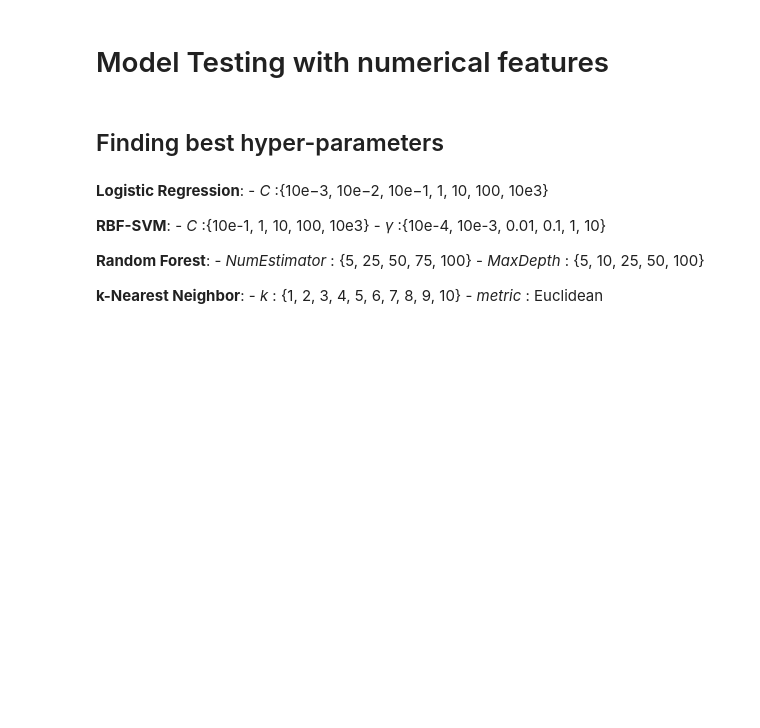
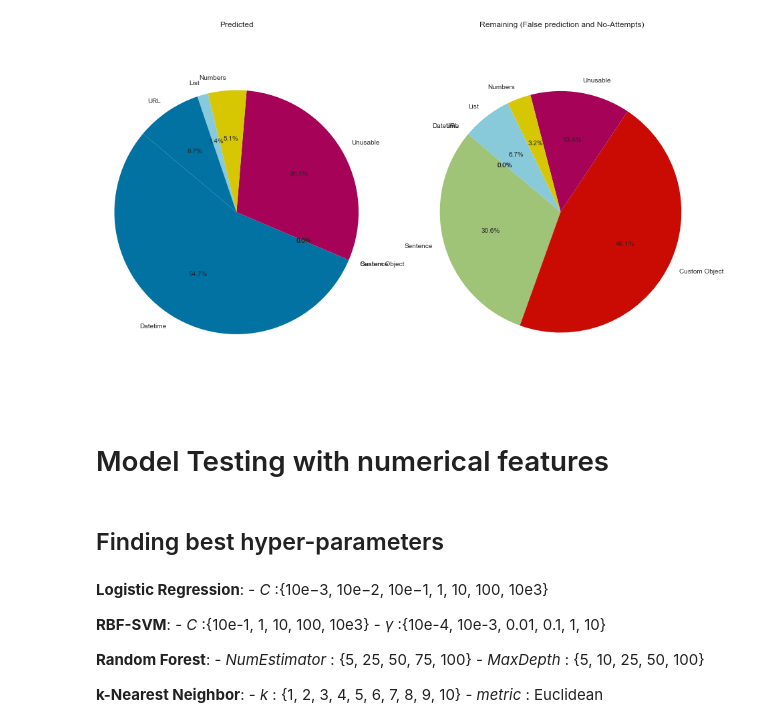
Before and after one commit to lacanlale/SORTINGHAT_T3, a Jupyter notebook: DatetimeModelTesting.ipynb, the cells around one changed output. Drawn from its saved outputs; the diff is of its cells as text; code cells hidden in the pictures; blank space fills up the shorter version.

```diff
--- a/DatetimeModelTesting.ipynb
+++ b/DatetimeModelTesting.ipynb
@@ -11,3 +139,4 @@ np.random.seed(500)
 %matplotlib inline
 # %%
 df = pd.read_csv("data/needs_extraction_data/date_and_time_combined.csv")
+labelled = pd.read_csv("data/needs_extraction_data/rulebook_labelled.csv").fillna('NANVAL!')
@@ -171,0 +181,26 @@ As seen when manually labelling. Attribute name also listed. EX: 123 *[num_val @
+# %%
+labels = df['y_act'].unique()
+labelled_items = labelled.loc[labelled.y_pred != 'NANVAL!']
+correct = labelled_items.loc[labelled_items.y_act == labelled_items.y_pred]
+incorrect = labelled_items.loc[labelled_items.y_act != labelled_items.y_pred]
+print(f"Total predictions made using the rule based approach: {len(labelled_items)}, {'{0:.3g}'.format((len(labelled_items)/len(labelled))*100)}%")
+for label in labels:
+    print(f"- {label}: {len(labelled_items.loc[labelled_items.y_pred == label])}")
+print()
+print(f"True class distribution: {len(df)}")
+for label in labels:
+    print(f"- {label}: {len(df.loc[df.y_act == label])}")
+print()
+print(f"Total correct predictions: {len(correct)}, {'{0:.3g}'.format((len(correct)/len(labelled_items))*100)}%")
+for label in labels:
+    if(len(labelled_items.loc[labelled_items.y_pred == label])):
+        print(f"- {label}: {len(correct.loc[correct.y_pred == label])}, {'{0:.3g}'.format((len(correct.loc[correct.y_pred == label])/len(labelled_items.loc[labelled_items.y_pred == label]))*100)}%")
+    else:
+        print(f"- {label}: 0, 0%")
+print()
+print(f"Total incorrect predictions: {len(incorrect)}, {'{0:.3g}'.format((len(incorrect)/len(labelled_items))*100)}%")
+for label in labels:
+    if(len(labelled_items.loc[labelled_items.y_pred == label])):
+        print(f"- {label}: {len(incorrect.loc[incorrect.y_pred == label])}, {'{0:.3g}'.format((len(incorrect.loc[incorrect.y_pred == label])/len(labelled_items.loc[labelled_items.y_pred == label]))*100)}%")
+    else:
+        print(f"- {label}: 0, 0%")
@@ -172,3 +225,19 @@ As seen when manually labelling. Attribute name also listed. EX: 123 *[num_val @
+# %%
+plt.figure(figsize=(16,10))
+plt.subplot(1,2,1)
+pred_sizes = [len(labelled.loc[labelled.y_pred != 'NANVAL!'].loc[labelled.y_pred == label]) for label in labels]
+plt.title('Predicted')
+plt.pie(pred_sizes, labels=labels, autopct='%1.1f%%', startangle=140)
+plt.axis('equal')
+
+plt.subplot(1,2,2)
+non_sizes = [len(labelled.loc[labelled.y_pred != labelled.y_act].loc[labelled.y_act == label]) for label in labels]
+plt.title('Remaining (False prediction and No-Attempts)')
+plt.pie(non_sizes, labels=labels, autopct='%1.1f%%', startangle=140)
+plt.axis('equal')
+plt.show()
+# %% [output]
+[figure, added]
 # %% [markdown]
 # Model Testing with numerical features
 # %%
```
Also changed, not shown: parts of 28 cells of this notebook, 4 other files.
